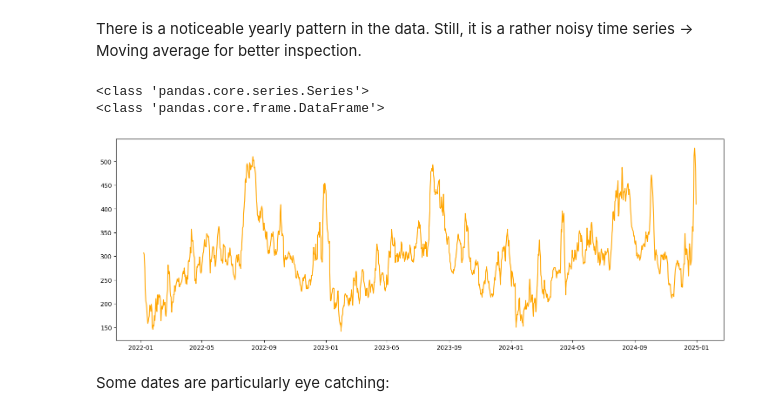
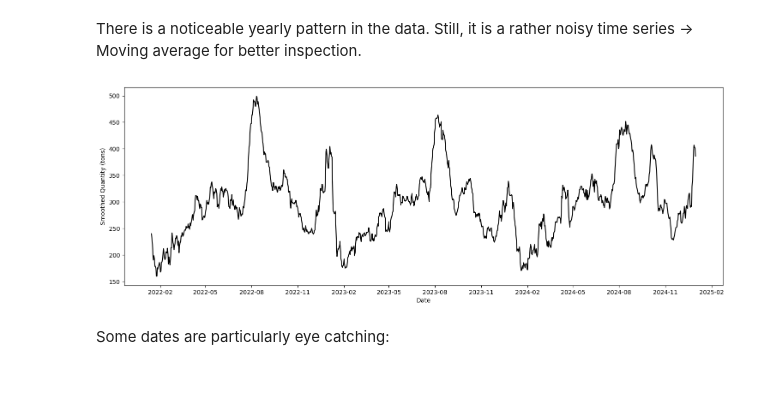
Before and after one commit to 1106maxi/AI-supported-Forecasting-Models-for-Waste-Management, a Jupyter notebook: data_exploration/quantity.ipynb, the cells around one changed output. Drawn from its saved outputs; the diff is of its cells as text; code cells hidden in the pictures; blank space fills up the shorter version.

```diff
--- a/data examination notebooks/quantity.ipynb
+++ b/data_exploration/quantity.ipynb
@@ -44,22 +51,32 @@ plt.show()
 [figure]
 # %% [markdown]
 There is a noticeable  yearly pattern in the data. Still, it is a rather noisy time series -> Moving average for better inspection.
-# %%
-print(type(aggregated_waste_data))
-agg_waste_df = pd.DataFrame(aggregated_waste_data)
-print(type(agg_waste_df))
-# %% [output]
-<class 'pandas.core.series.Series'>
-<class 'pandas.core.frame.DataFrame'>
-# %%
-window_size = 7
-agg_waste_df['smoothed'] = agg_waste_df['quantity_tons'].rolling(window=window_size).mean()
-
-plt.figure(figsize=(18,6))
-plt.plot(agg_waste_df['smoothed'], color = "orange")
-plt.show()
-# %% [output]
-[figure, removed]
+# %%
+window_size = 14
+agg_waste_df = pd.DataFrame(aggregated_waste_data)
+agg_waste_df['smoothed'] = agg_waste_df['quantity_tons'].rolling(window=window_size).mean()
+
+start_date = '2022-01-01'
+freq = 'D'
+
+agg_waste_df = agg_waste_df.copy()
+agg_waste_df['date'] = pd.date_range(start=start_date, periods=len(agg_waste_df), freq=freq)
+agg_waste_df = agg_waste_df.set_index('date')
+
+
+plt.figure(figsize=(18, 6))
+plt.plot(agg_waste_df.index, agg_waste_df['smoothed'], color="black")
+plt.xlabel('Date')
+plt.ylabel('Smoothed Quantity (tons)')
+#plt.title('Smoothed Waste Quantity (tons)')
+plt.grid(False)
+
+plt.gca().xaxis.set_major_locator(mdates.MonthLocator(interval=3))
+plt.gca().xaxis.set_major_formatter(mdates.DateFormatter('%Y-%m'))  # Format as Year-Month
+
+plt.show()
+# %% [output]
+[figure, added]
 # %% [markdown]
 Some dates are particularly eye catching:
 # %%
```
Also changed, not shown: parts of 21 cells of this notebook, 22 other files.
